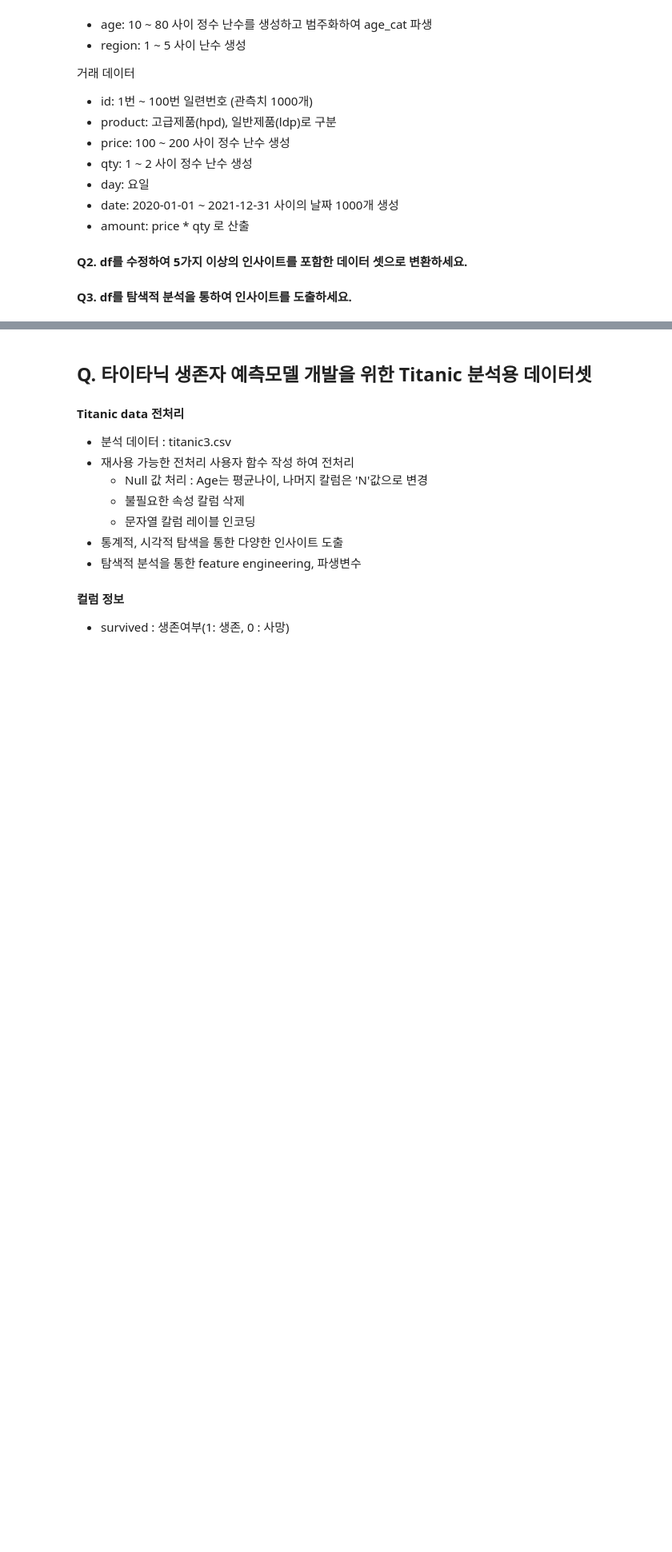
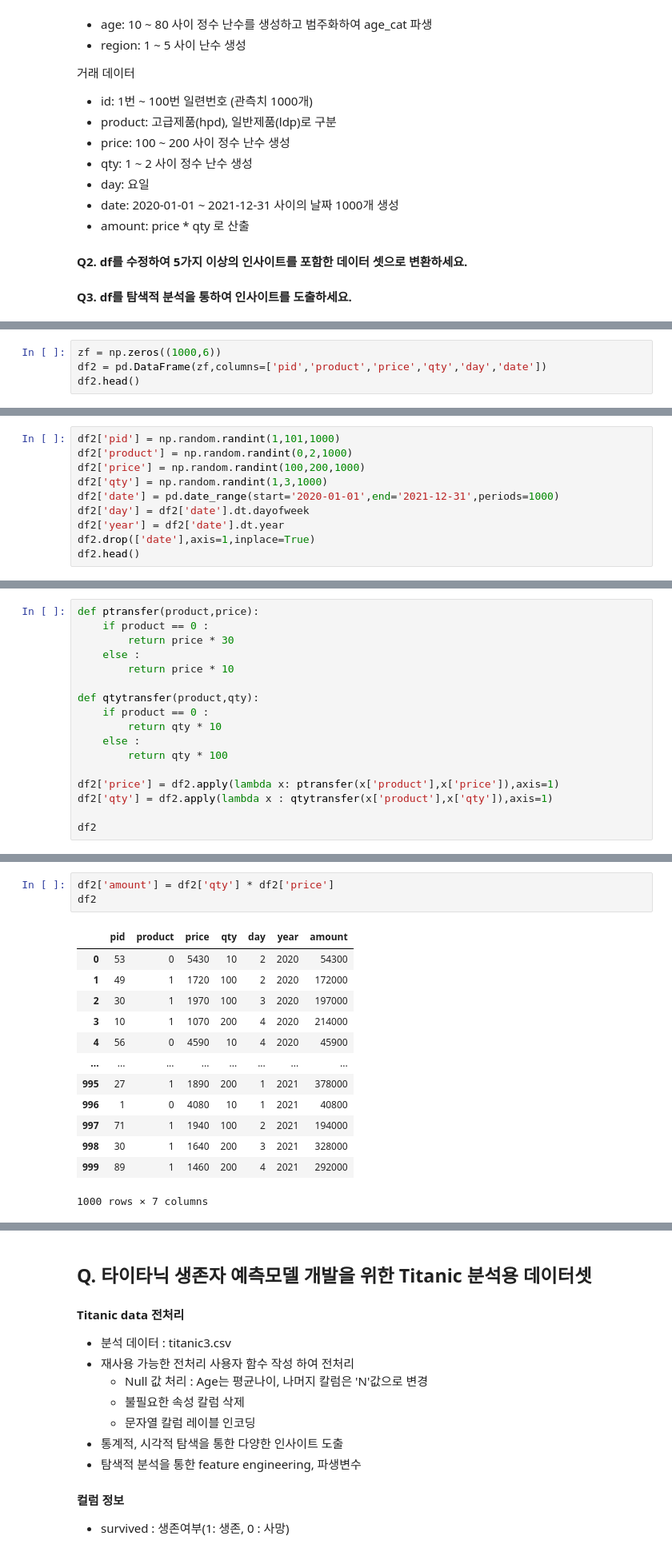
Before and after one commit to InChil2/Mac, a Jupyter notebook: 연습장.ipynb, the cells around one changed output, grey strips where cells are left out. Shown at 80% size. Saved outputs shown, nothing was run; the diff lists cells and outputs as text; blank space fills up the shorter version.

```diff
--- a/연습장.ipynb
+++ b/연습장.ipynb
@@ -23,0 +85,4 @@
+# %%
+zf = np.zeros((1000,6))
+df2 = pd.DataFrame(zf,columns=['pid','product','price','qty','day','date'])
+df2.head()
@@ -23,0 +96,10 @@
+# %%
+df2['pid'] = np.random.randint(1,101,1000)
+df2['product'] = np.random.randint(0,2,1000)
+df2['price'] = np.random.randint(100,200,1000)
+df2['qty'] = np.random.randint(1,3,1000)
+df2['date'] = pd.date_range(start='2020-01-01',end='2021-12-31',periods=1000)
+df2['day'] = df2['date'].dt.dayofweek
+df2['year'] = df2['date'].dt.year
+df2.drop(['date'],axis=1,inplace=True)
+df2.head()
@@ -23,0 +113,17 @@
+# %%
+def ptransfer(product,price):
+    if product == 0 :
+        return price * 30
+    else :
+        return price * 10
+
+def qtytransfer(product,qty):
+    if product == 0 :
+        return qty * 10
+    else :
+        return qty * 100
+
+df2['price'] = df2.apply(lambda x: ptransfer(x['product'],x['price']),axis=1)
+df2['qty'] = df2.apply(lambda x : qtytransfer(x['product'],x['qty']),axis=1)
+
+df2
@@ -23,0 +144,17 @@
+# %%
+df2['amount'] = df2['qty'] * df2['price']
+df2
+# %% [output]
+|  | pid | product | price | qty | day | year | amount |
+| 0 | 53 | 0 | 5430 | 10 | 2 | 2020 | 54300 |
+| 1 | 49 | 1 | 1720 | 100 | 2 | 2020 | 172000 |
+| 2 | 30 | 1 | 1970 | 100 | 3 | 2020 | 197000 |
+| 3 | 10 | 1 | 1070 | 200 | 4 | 2020 | 214000 |
+| 4 | 56 | 0 | 4590 | 10 | 4 | 2020 | 45900 |
+| ... | ... | ... | ... | ... | ... | ... | ... |
+| 995 | 27 | 1 | 1890 | 200 | 1 | 2021 | 378000 |
+| 996 | 1 | 0 | 4080 | 10 | 1 | 2021 | 40800 |
+| 997 | 71 | 1 | 1940 | 100 | 2 | 2021 | 194000 |
+| 998 | 30 | 1 | 1640 | 200 | 3 | 2021 | 328000 |
+| 999 | 89 | 1 | 1460 | 200 | 4 | 2021 | 292000 |
+1000 rows × 7 columns
```
Also changed, not shown: parts of 29 cells of this notebook, 9 other files.
